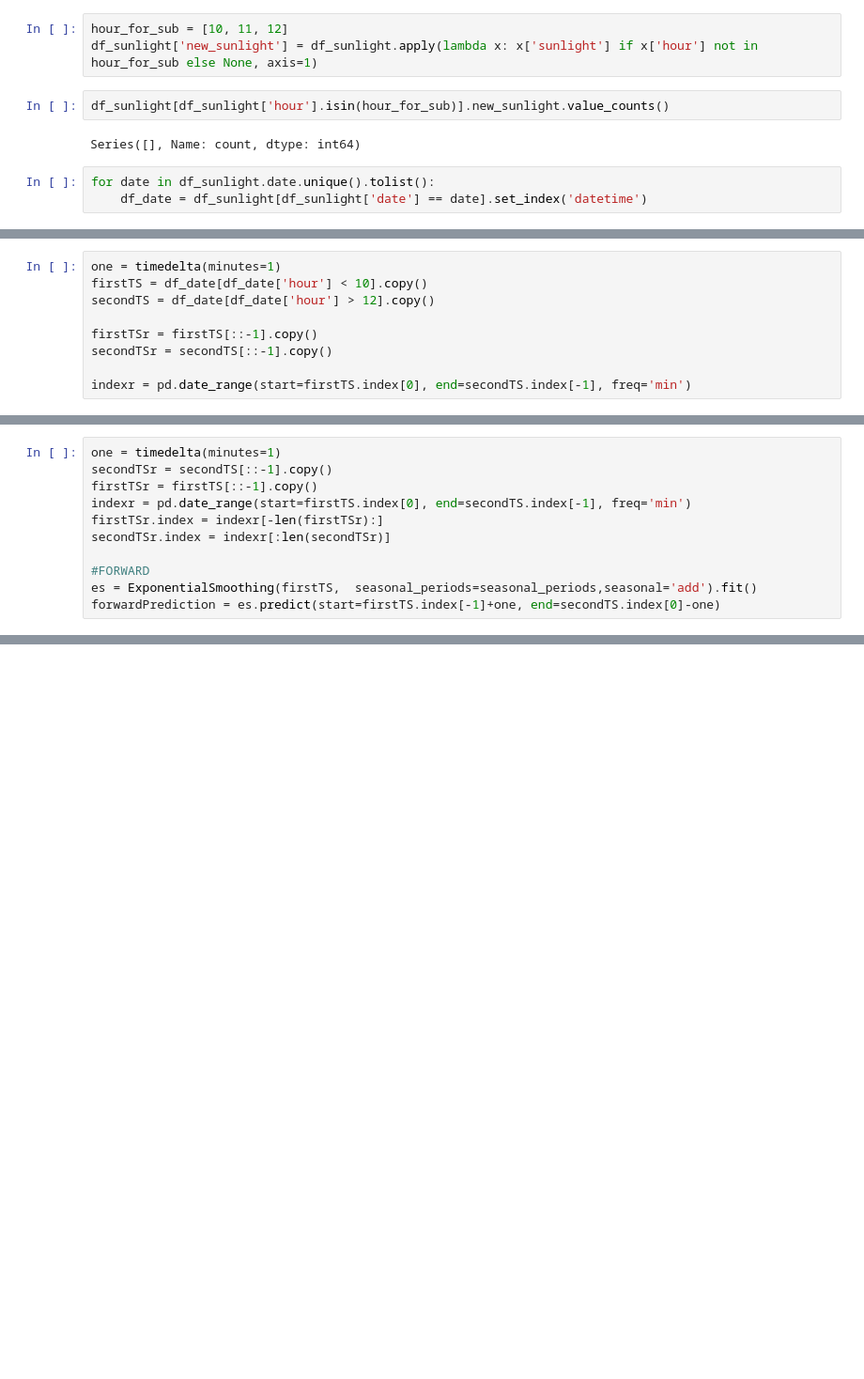
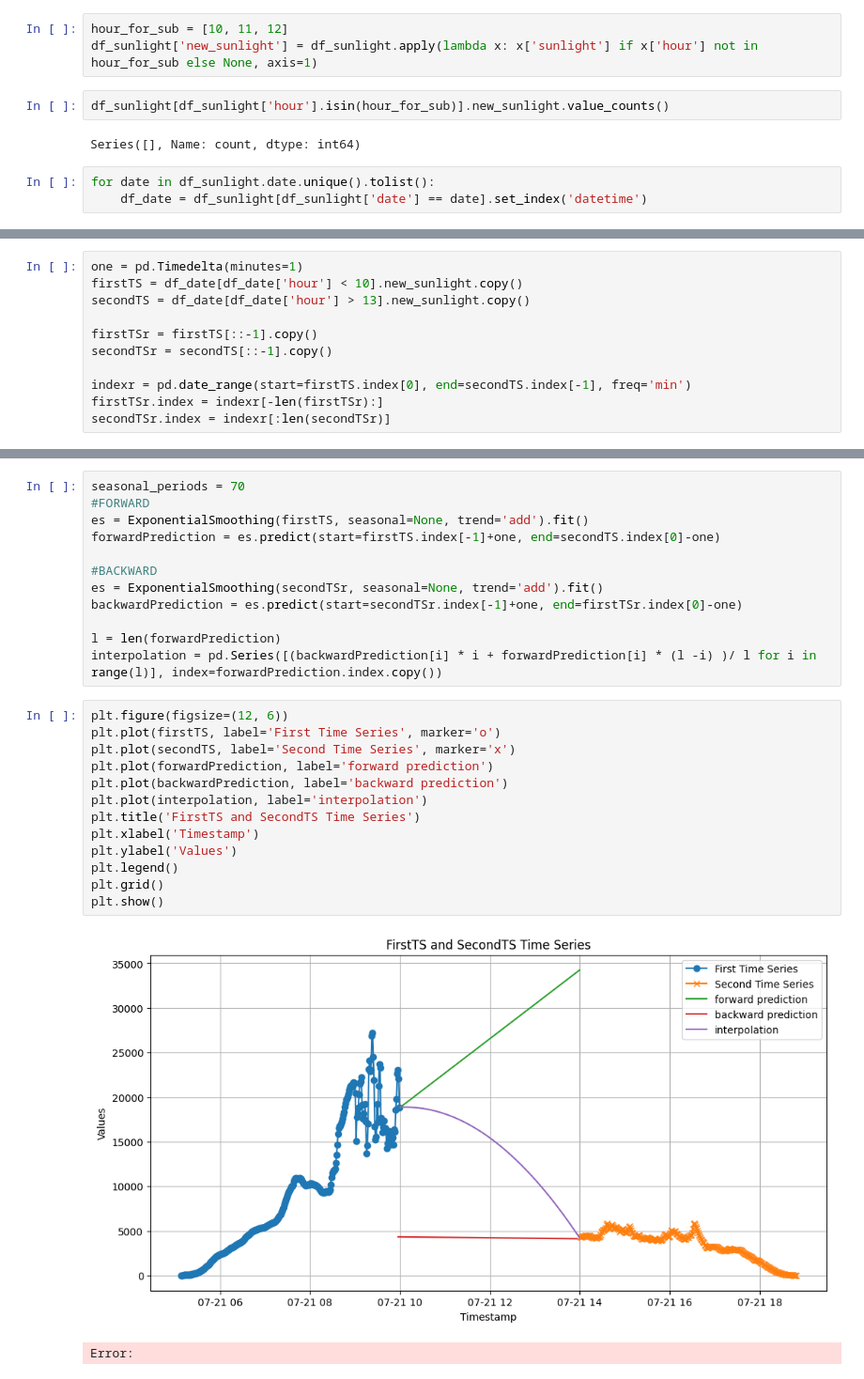
Before and after one commit to chiseanchang0727/aicup-predict-energy-generation, a Jupyter notebook: test_region/sunlight_sim_v2.ipynb, the cells around one changed output, grey strips where cells are left out. Shown at 94% size. Saved outputs shown, nothing was run; the diff lists cells and outputs as text; blank space fills up the shorter version.

```diff
--- a/test_region/sunlight_sim_v2.ipynb
+++ b/test_region/sunlight_sim_v2.ipynb
@@ -71,9 +59,11 @@ df_date
 # %%
-one = timedelta(minutes=1)
-firstTS = df_date[df_date['hour'] < 10].copy()
-secondTS = df_date[df_date['hour'] > 12].copy()
+one = pd.Timedelta(minutes=1)
+firstTS = df_date[df_date['hour'] < 10].new_sunlight.copy()
+secondTS = df_date[df_date['hour'] > 13].new_sunlight.copy()
 
 firstTSr = firstTS[::-1].copy()
 secondTSr = secondTS[::-1].copy()
 
 indexr = pd.date_range(start=firstTS.index[0], end=secondTS.index[-1], freq='min')
+firstTSr.index = indexr[-len(firstTSr):]
+secondTSr.index = indexr[:len(secondTSr)]
@@ -110,11 +69,0 @@ KeyError: 'The `start` argument could not be matched to a location related to th
-# %%
-one = timedelta(minutes=1)
-secondTSr = secondTS[::-1].copy()
-firstTSr = firstTS[::-1].copy()
-indexr = pd.date_range(start=firstTS.index[0], end=secondTS.index[-1], freq='min')
-firstTSr.index = indexr[-len(firstTSr):]
-secondTSr.index = indexr[:len(secondTSr)]
-
-#FORWARD
-es = ExponentialSmoothing(firstTS,  seasonal_periods=seasonal_periods,seasonal='add').fit()
-forwardPrediction = es.predict(start=firstTS.index[-1]+one, end=secondTS.index[0]-one)
@@ -122,0 +85,28 @@ NameError: name 'timedelta' is not defined
+# %%
+seasonal_periods = 70
+#FORWARD
+es = ExponentialSmoothing(firstTS, seasonal=None, trend='add').fit()
+forwardPrediction = es.predict(start=firstTS.index[-1]+one, end=secondTS.index[0]-one)
+
+#BACKWARD
+es = ExponentialSmoothing(secondTSr, seasonal=None, trend='add').fit()
+backwardPrediction = es.predict(start=secondTSr.index[-1]+one, end=firstTSr.index[0]-one)
+
+l = len(forwardPrediction)
+interpolation = pd.Series([(backwardPrediction[i] * i + forwardPrediction[i] * (l -i) )/ l for i in range(l)], index=forwardPrediction.index.copy())
+# %%
+plt.figure(figsize=(12, 6))
+plt.plot(firstTS, label='First Time Series', marker='o')
+plt.plot(secondTS, label='Second Time Series', marker='x')
+plt.plot(forwardPrediction, label='forward prediction')
+plt.plot(backwardPrediction, label='backward prediction')
+plt.plot(interpolation, label='interpolation')
+plt.title('FirstTS and SecondTS Time Series')
+plt.xlabel('Timestamp')
+plt.ylabel('Values')
+plt.legend()
+plt.grid()
+plt.show()
+# %% [output]
+[figure, added]
+Error:
```
Also changed, not shown: parts of 15 cells of this notebook.
